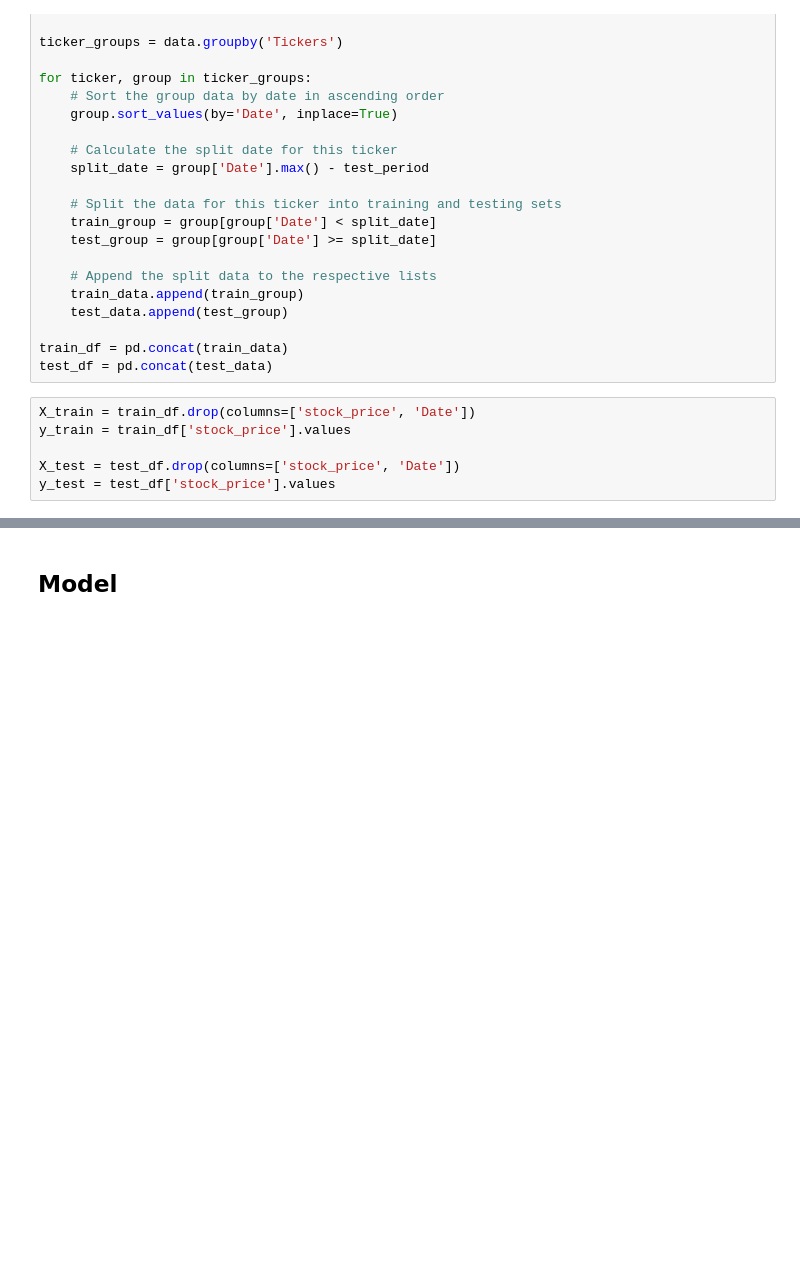
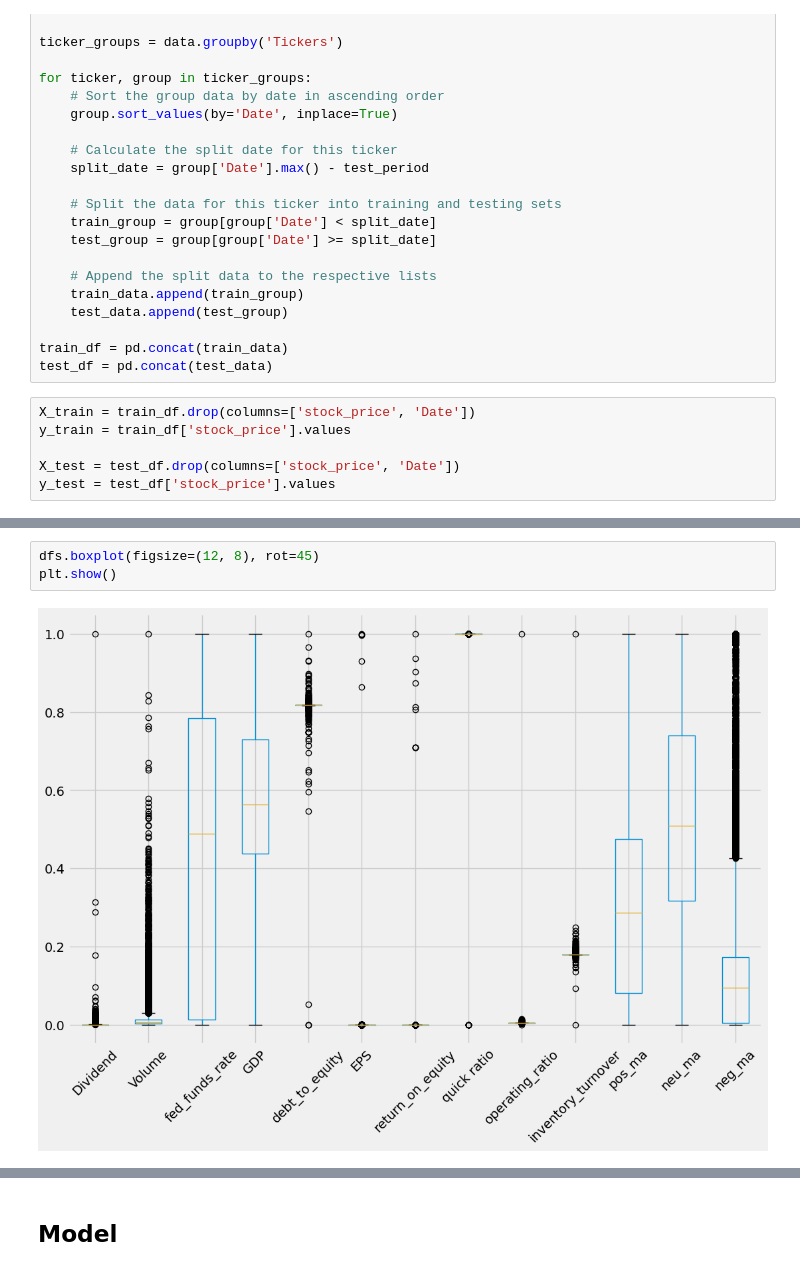
Before and after one commit to Noorasyikeen/InvestoInsight, a Jupyter notebook: notebook/GRU.ipynb, the cells around one changed output, grey strips where cells are left out. Drawn from its saved outputs; the diff is of its cells as text; blank space fills up the shorter version.

```diff
--- a/notebook/GRU.ipynb
+++ b/notebook/GRU.ipynb
@@ -177,0 +275,5 @@ X_test_scaled = scaler.transform(X_test.select_dtypes(include='float'))
+# %%
+dfs.boxplot(figsize=(12, 8), rot=45)
+plt.show()
+# %% [output]
+[figure, added]
```
Also changed, not shown: parts of 15 cells of this notebook.
